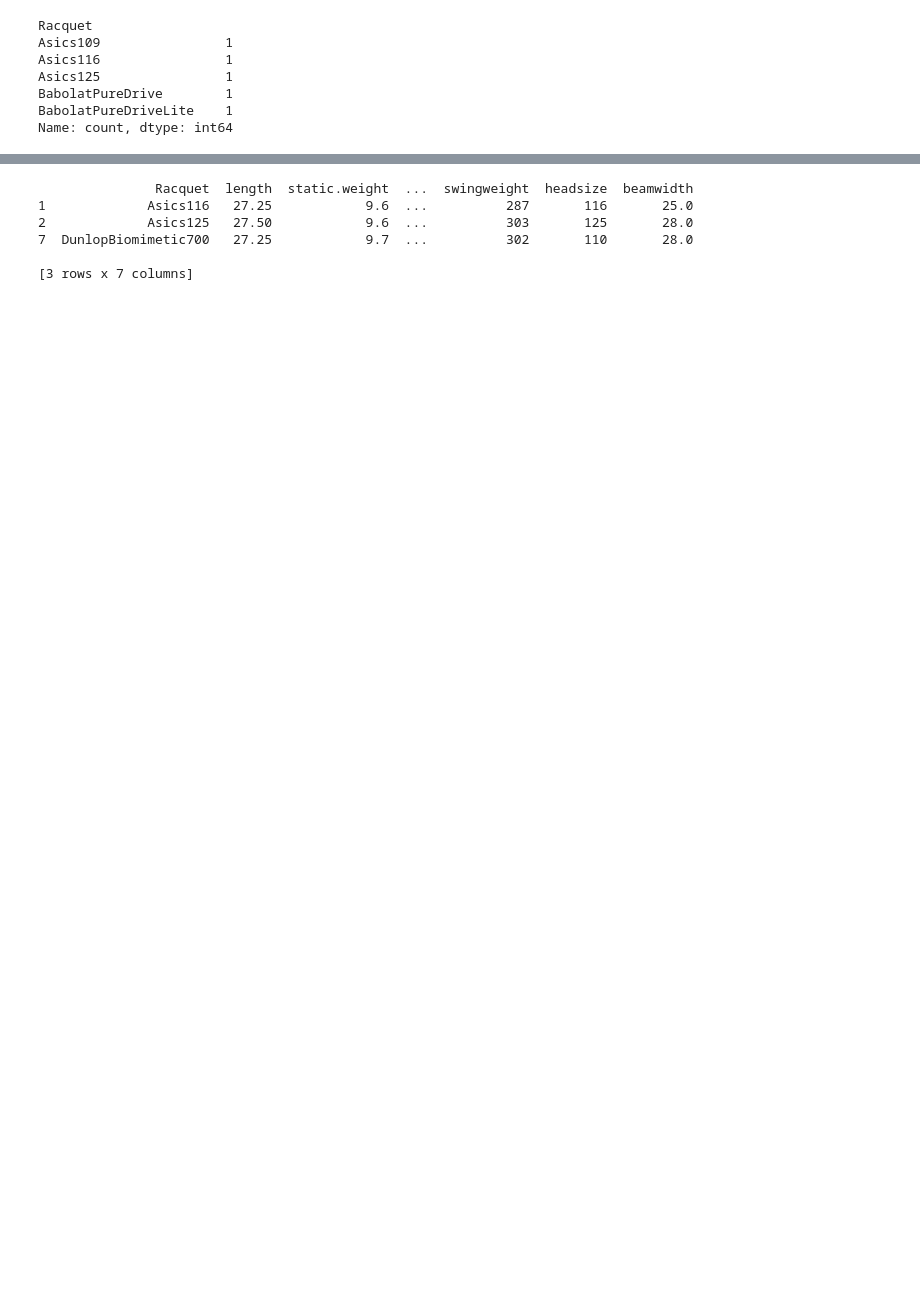
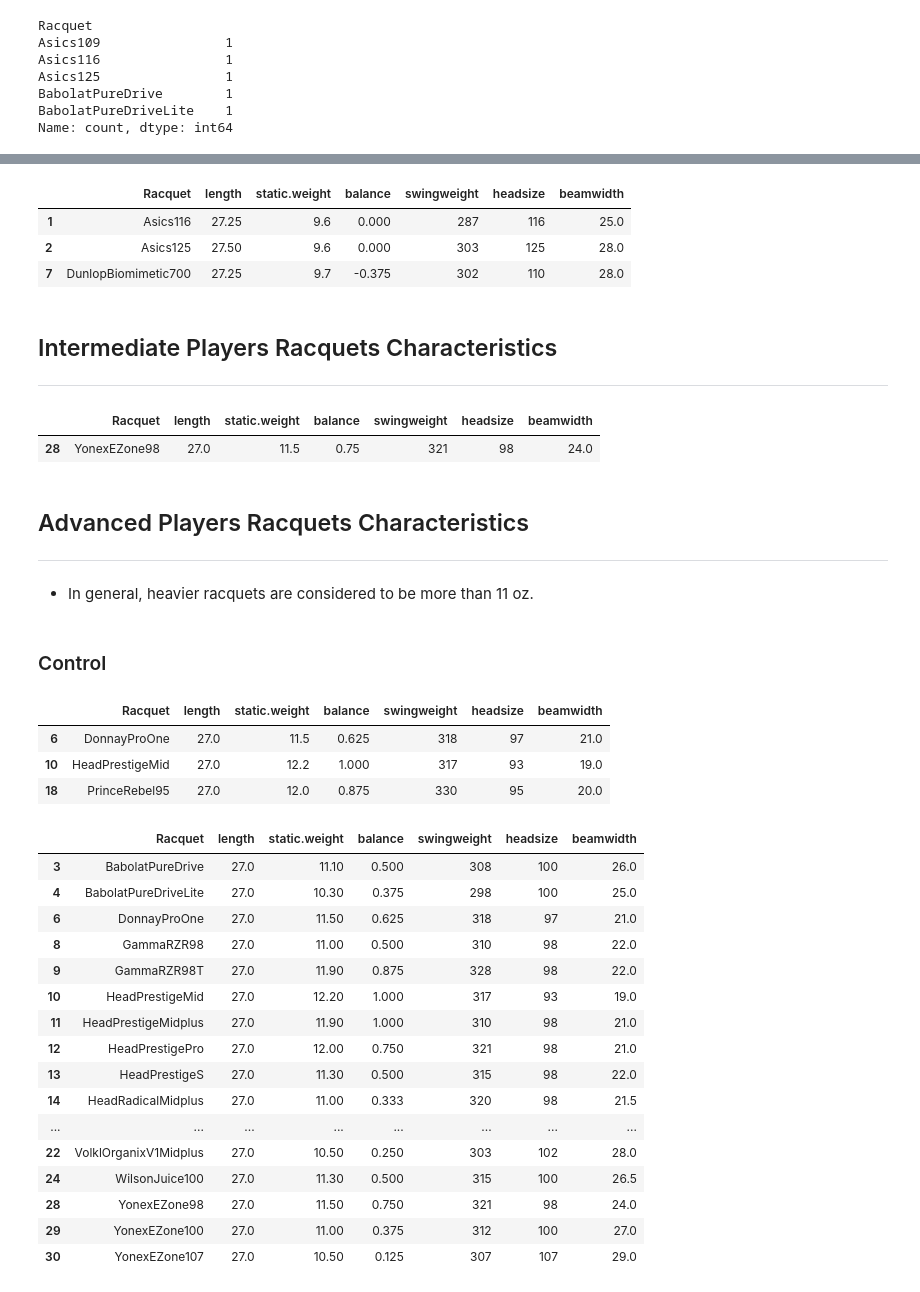
Before and after one commit to eagereconomist/kmeans, a Jupyter notebook: notebooks/tennis_racquet_eda.ipynb, the cells around one changed output, grey strips where cells are left out. Saved outputs shown, nothing was run; the diff lists cells and outputs as text; code cells hidden in the pictures; blank space fills up the shorter version.

```diff
--- a/notebooks/tennis_racquet_eda.ipynb
+++ b/notebooks/tennis_racquet_eda.ipynb
@@ -167,10 +197,67 @@ df[df[("beamwidth")] >= 24]
 # %%
-beginner = df[(df["headsize"] > 100) & (df["length"] > 27) & (df["static.weight"] <= 10.05) & (df["swingweight"] <= 315) & (df["beamwidth"] >= 24)]
-print(beginner)
+mask = (
+    (df["headsize"] > 105)
+    & df["length"].between(27, 29)
+    & df["static.weight"].between(8, 10.05)
+    & df["swingweight"].between(280, 315)
+    & (df["beamwidth"] >= 24)
+)
+
+beginner = df[mask]
+beginner
 # %% [output]
-               Racquet  length  static.weight  ...  swingweight  headsize  beamwidth
-1             Asics116   27.25            9.6  ...          287       116       25.0
-2             Asics125   27.50            9.6  ...          303       125       28.0
-7  DunlopBiomimetic700   27.25            9.7  ...          302       110       28.0
-
-[3 rows x 7 columns]
+|  | Racquet | length | static.weight | balance | swingweight | headsize | beamwidth |
+| 1 | Asics116 | 27.25 | 9.6 | 0.000 | 287 | 116 | 25.0 |
+| 2 | Asics125 | 27.50 | 9.6 | 0.000 | 303 | 125 | 28.0 |
+| 7 | DunlopBiomimetic700 | 27.25 | 9.7 | -0.375 | 302 | 110 | 28.0 |
+# %% [markdown]
+## Intermediate Players Racquets Characteristics
+___
+# %%
+mask = (
+    df["headsize"].between(98, 104)
+    & (df["length"] == 27)
+    & df["static.weight"].between(9.6, 11.5)
+    & (df["swingweight"] > 315)
+    & df["beamwidth"].between(22, 24)
+)
+
+intermediate = df[mask]
+intermediate
+# %% [output]
+|  | Racquet | length | static.weight | balance | swingweight | headsize | beamwidth |
+| 28 | YonexEZone98 | 27.0 | 11.5 | 0.75 | 321 | 98 | 24.0 |
+# %% [markdown]
+## Advanced Players Racquets Characteristics
+___
+# %% [markdown]
+- In general, heavier racquets are considered to be more than 11 oz.
+# %% [markdown]
+### Control
+# %%
+df[(df["headsize"] >= 85) & (df["headsize"] <= 97)]
+# %% [output]
+|  | Racquet | length | static.weight | balance | swingweight | headsize | beamwidth |
+| 6 | DonnayProOne | 27.0 | 11.5 | 0.625 | 318 | 97 | 21.0 |
+| 10 | HeadPrestigeMid | 27.0 | 12.2 | 1.000 | 317 | 93 | 19.0 |
+| 18 | PrinceRebel95 | 27.0 | 12.0 | 0.875 | 330 | 95 | 20.0 |
+# %%
+df[(df["length"]) == 27]
+# %% [output]
+|  | Racquet | length | static.weight | balance | swingweight | headsize | beamwidth |
+| 3 | BabolatPureDrive | 27.0 | 11.10 | 0.500 | 308 | 100 | 26.0 |
+| 4 | BabolatPureDriveLite | 27.0 | 10.30 | 0.375 | 298 | 100 | 25.0 |
+| 6 | DonnayProOne | 27.0 | 11.50 | 0.625 | 318 | 97 | 21.0 |
+| 8 | GammaRZR98 | 27.0 | 11.00 | 0.500 | 310 | 98 | 22.0 |
+| 9 | GammaRZR98T | 27.0 | 11.90 | 0.875 | 328 | 98 | 22.0 |
+| 10 | HeadPrestigeMid | 27.0 | 12.20 | 1.000 | 317 | 93 | 19.0 |
+| 11 | HeadPrestigeMidplus | 27.0 | 11.90 | 1.000 | 310 | 98 | 21.0 |
+| 12 | HeadPrestigePro | 27.0 | 12.00 | 0.750 | 321 | 98 | 21.0 |
+| 13 | HeadPrestigeS | 27.0 | 11.30 | 0.500 | 315 | 98 | 22.0 |
+| 14 | HeadRadicalMidplus | 27.0 | 11.00 | 0.333 | 320 | 98 | 21.5 |
+| ... | ... | ... | ... | ... | ... | ... | ... |
+| 22 | VolklOrganixV1Midplus | 27.0 | 10.50 | 0.250 | 303 | 102 | 28.0 |
+| 24 | WilsonJuice100 | 27.0 | 11.30 | 0.500 | 315 | 100 | 26.5 |
+| 28 | YonexEZone98 | 27.0 | 11.50 | 0.750 | 321 | 98 | 24.0 |
+| 29 | YonexEZone100 | 27.0 | 11.00 | 0.375 | 312 | 100 | 27.0 |
+| 30 | YonexEZone107 | 27.0 | 10.50 | 0.125 | 307 | 107 | 29.0 |
```
Also changed, not shown: parts of 44 cells of this notebook.
